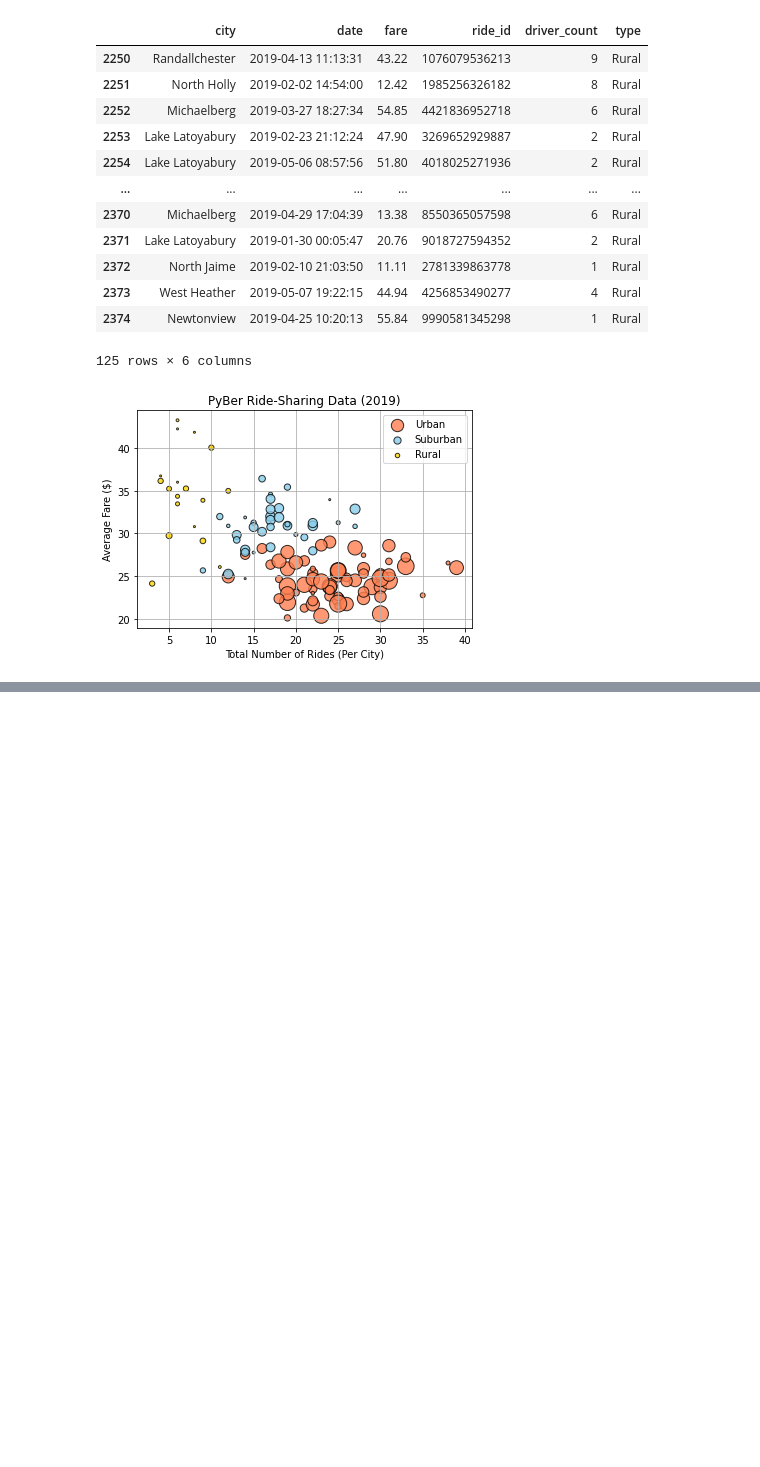
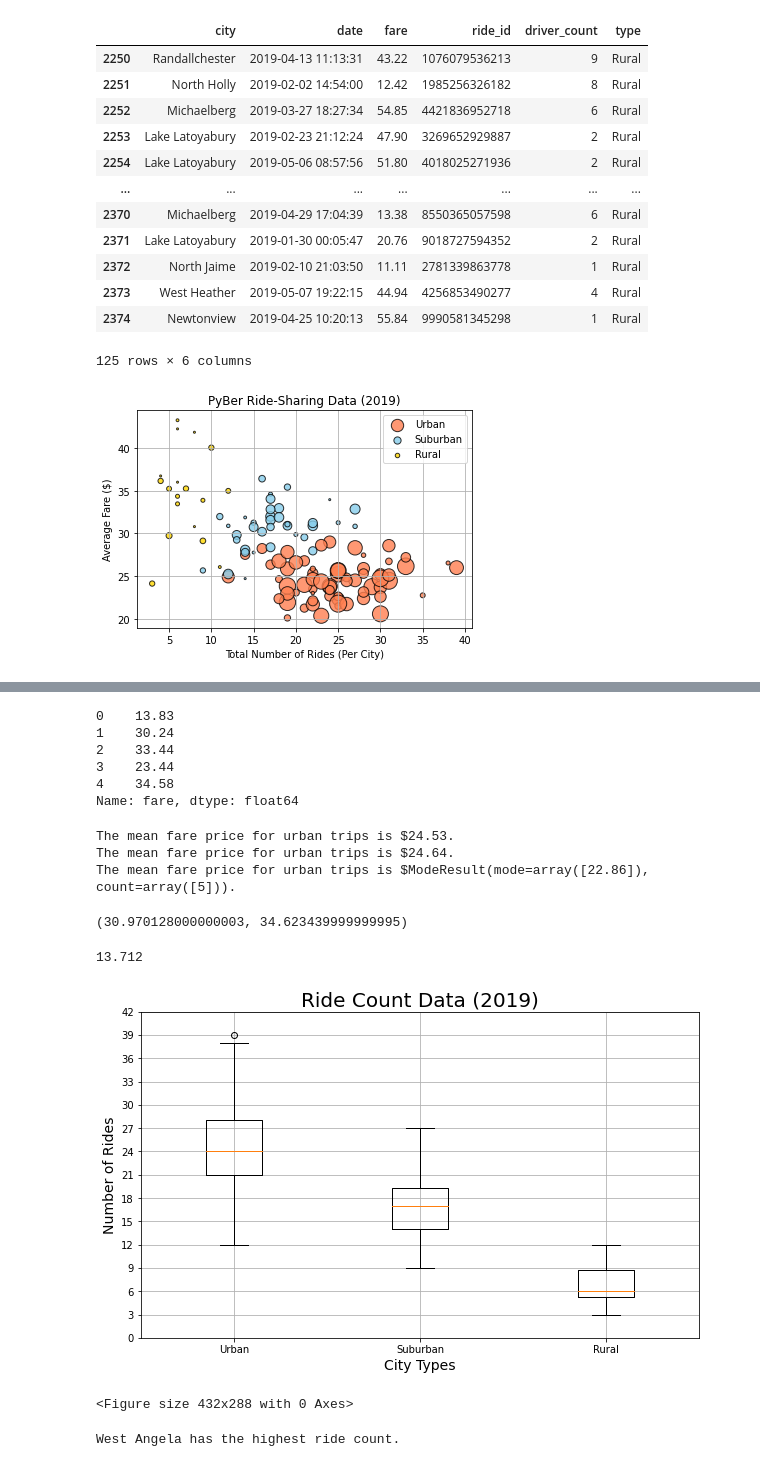
Before and after one commit to alexyang1818/byPer, a Jupyter notebook: PyBer.ipynb, the cells around one changed output, grey strips where cells are left out. Saved outputs shown, nothing was run; the diff lists cells and outputs as text; code cells hidden in the pictures; blank space fills up the shorter version.

```diff
--- a/PyBer.ipynb
+++ b/PyBer.ipynb
@@ -220,0 +298,29 @@ plt.savefig('analysis/Fig1.png')
+# %%
+# get the fares for the urban cities.
+urban_fares = urban_cities_df['fare']
+urban_fares.head()
+# %% [output]
+0    13.83
+1    30.24
+2    33.44
+3    23.44
+4    34.58
+Name: fare, dtype: float64
+# %%
+# calculate the measures of central tendency for the average fare for the urban cities.
+mean_urban_fares = np.mean(urban_fares)
+print(f"The mean fare price for urban trips is ${mean_urban_fares:.2f}.")
+median_urban_fares = np.median(urban_fares)
+print(f"The mean fare price for urban trips is ${median_urban_fares}.")
+mode_urban_fares = sts.mode(urban_fares)
+print(f"The mean fare price for urban trips is ${mode_urban_fares}.")
+# %% [output]
+The mean fare price for urban trips is $24.53.
+The mean fare price for urban trips is $24.64.
+The mean fare price for urban trips is $ModeResult(mode=array([22.86]), count=array([5])).
+# %%
+mean_suburban_fares = np.mean(suburban_cities_df['fare'])
+mean_rural_fares = np.mean(rural_cities_df['fare'])
+mean_suburban_fares, mean_rural_fares
+# %% [output]
+(30.970128000000003, 34.623439999999995)
@@ -220,0 +331,39 @@ plt.savefig('analysis/Fig1.png')
+# %%
+mean_urban_drivers = np.mean(urban_drivers)
+median_urban_drivers = np.median(urban_drivers)
+mode_urban_drivers = sts.mode(urban_drivers)
+
+mean_suburban_drivers = np.mean(suburban_drivers)
+median_suburban_drivers = np.median(suburban_drivers)
+mode_suburban_drivers = sts.mode(suburban_drivers)
+
+mean_rural_drivers = np.mean(rural_drivers)
+median_rural_drivers = np.median(rural_drivers)
+mode_rural_drivers = sts.mode(rural_drivers)
+
+mean_suburban_drivers
+# %% [output]
+13.712
+# %%
+# create a box-and-whisker plot for the urban cities ride count
+x_labels = ['Urban', 'Suburban', 'Rural']
+ride_count_data = [urban_ride_count, suburban_ride_count, rural_ride_count]
+fig, ax = plt.subplots(figsize=(10, 6))
+ax.boxplot(ride_count_data, labels=x_labels)
+# add the title, y-axis label and grid.
+ax.set_title('Ride Count Data (2019)', fontsize=20)
+ax.set_ylabel('Number of Rides', fontsize=14)
+ax.set_xlabel('City Types', fontsize=14)
+ax.set_yticks(np.arange(0,45,step=3.0))
+ax.grid()
+plt.show()
+plt.savefig('analysis/Fig2.png')
+# %% [output]
+[figure, added]
+<Figure size 432x288 with 0 Axes>
+# %%
+# Get the city that matches 39
+urban_city_outlier = urban_ride_count[urban_ride_count==max(urban_ride_count)].index[0]
+print(f'{urban_city_outlier} has the highest ride count.')
+# %% [output]
+West Angela has the highest ride count.
```
Also changed, not shown: parts of 12 cells of this notebook, 3 other files.
